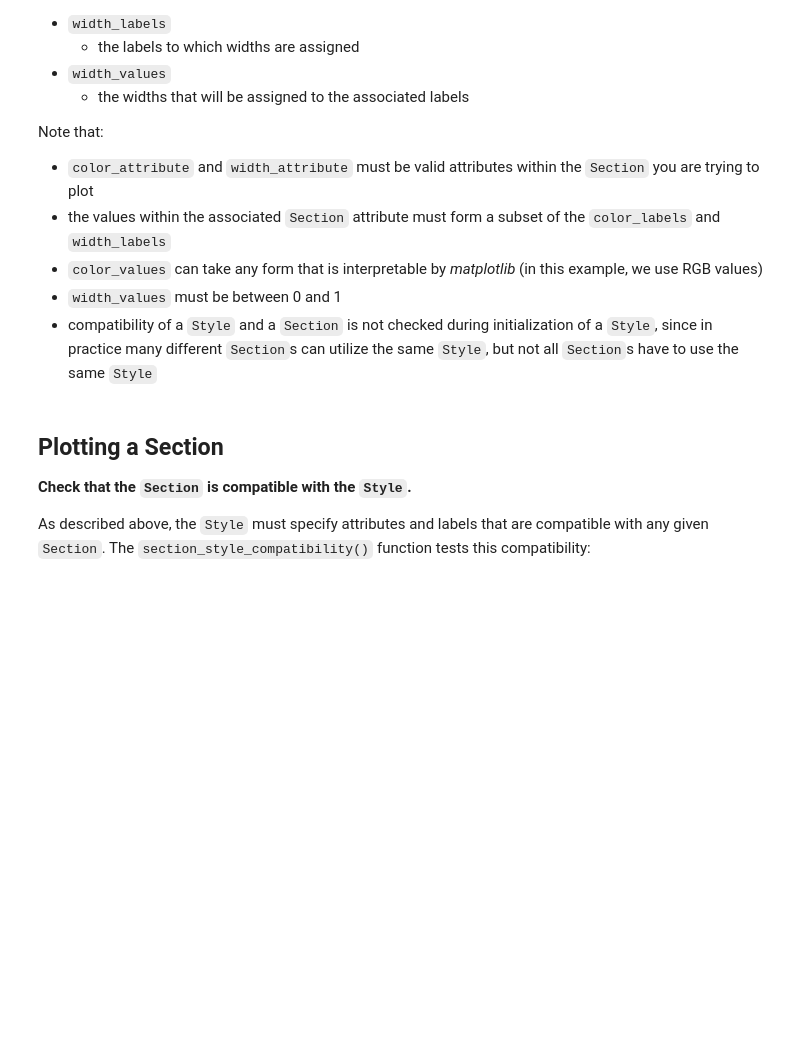
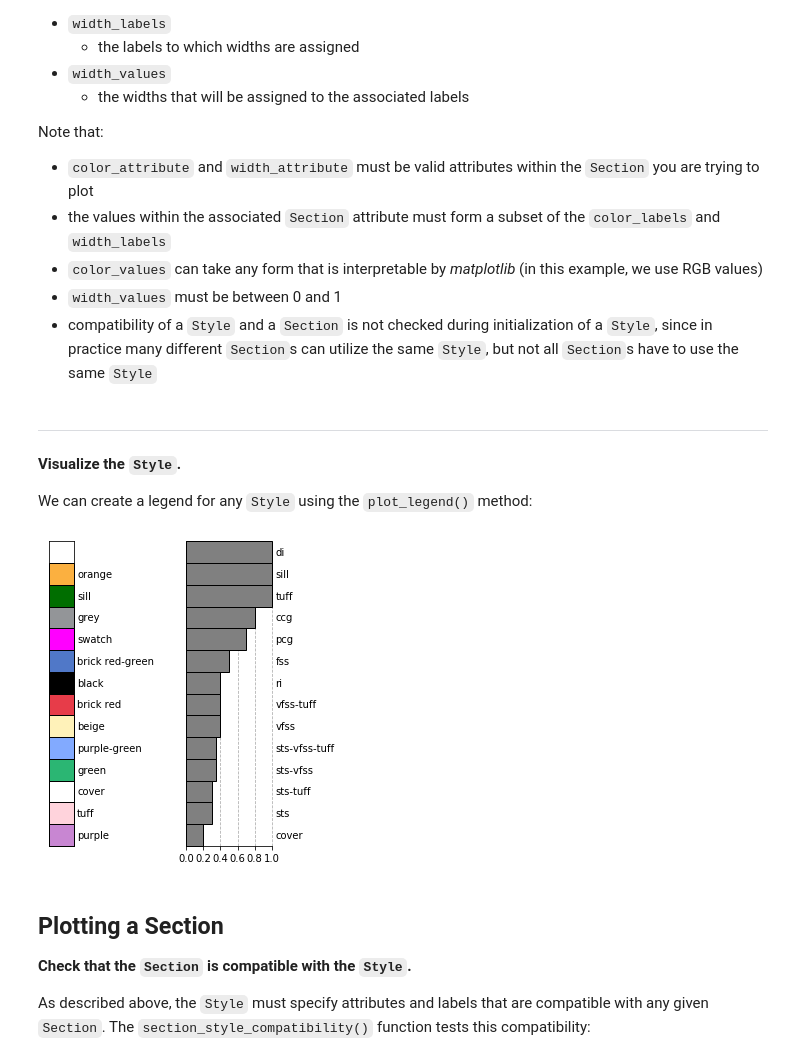
Before and after one commit to yuempark/pystrat, a Jupyter notebook: pystrat-tutorial.ipynb, the cells around one changed output. Saved outputs shown, nothing was run; the diff lists cells and outputs as text; code cells hidden in the pictures; blank space fills up the shorter version.

Commit message:
implement style legend plotting

```diff
--- a/pystrat-tutorial.ipynb
+++ b/pystrat-tutorial.ipynb
@@ -271,6 +271,17 @@ Note that:
 # %%
 style_01 = pystrat.Style('color',color_style['COLOR'],color_style[['r','g','b']]/255,
                          'facies',width_style['FACIES'],width_style['width'])
+# %% [markdown]
+---
+**Visualize the `Style`.**
+
+We can create a legend for any `Style` using the `plot_legend()` method:
+# %%
+fig, ax = style_01.plot_legend()
+
+plt.show(fig)
+# %% [output]
+[figure, added]
 # %% [markdown]
 ## Plotting a Section
 
```
Also changed, not shown: 1 other file.
